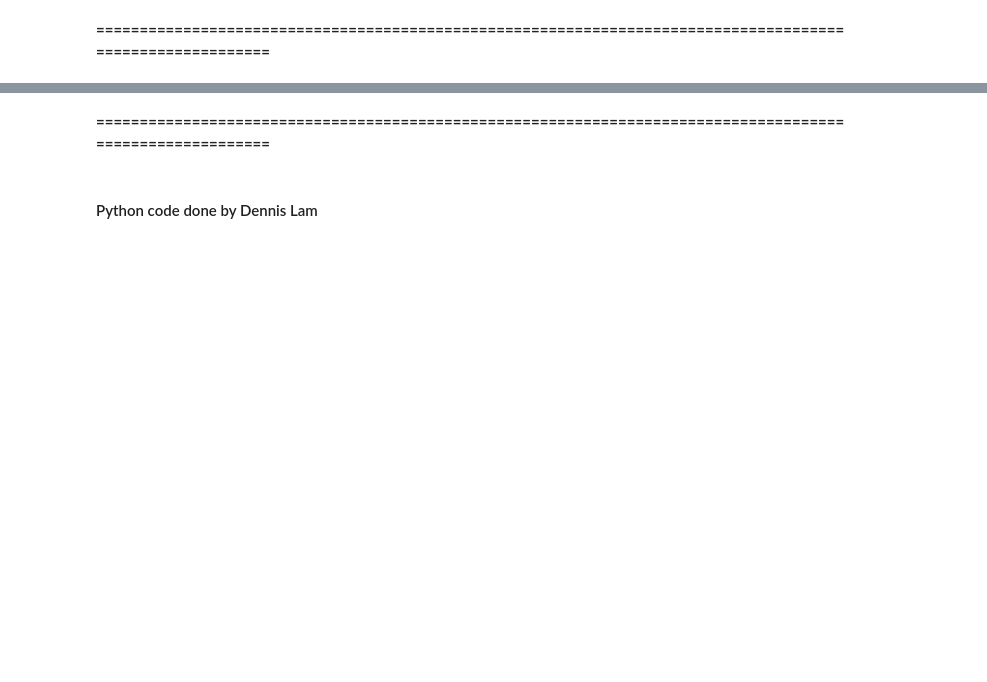
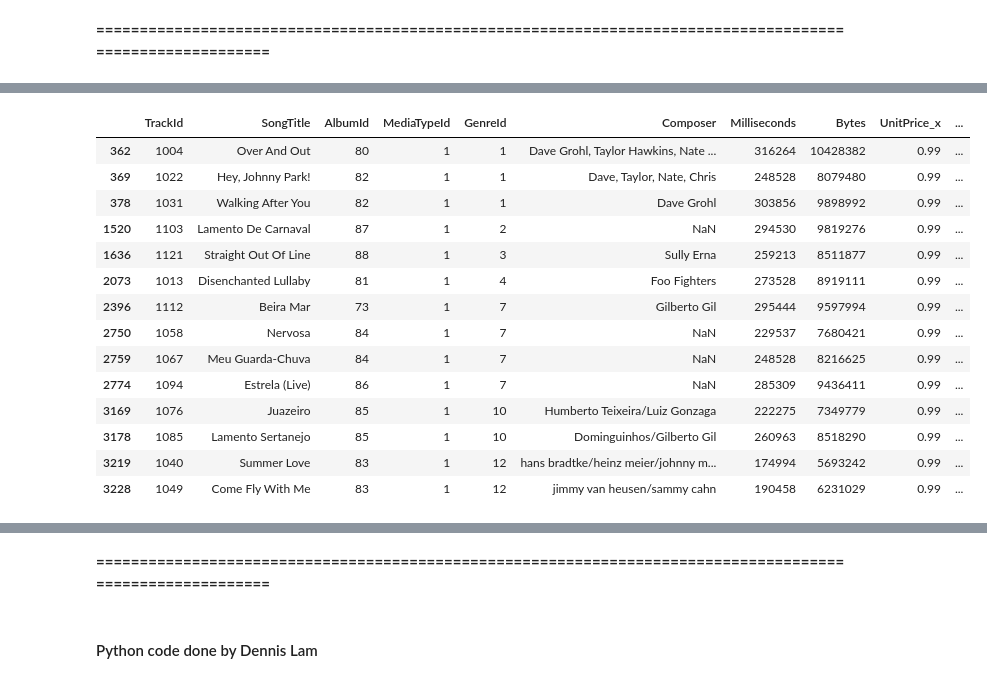
Before and after one commit to dennislamcv1/IllinoisTechRD, a Jupyter notebook: Summative Course Assessment 3.ipynb, the cells around one changed output, grey strips where cells are left out. Saved outputs shown, nothing was run; the diff lists cells and outputs as text; code cells hidden in the pictures; blank space fills up the shorter version.

```diff
--- a/Summative Course Assessment 3.ipynb
+++ b/Summative Course Assessment 3.ipynb
@@ -50,3 +82,3 @@ album.shape
 # %%
-artist = pd.read_csv("Artist.csv")
-artist.head()
+df2 = pd.read_csv("invoicetrack.csv")
+df2
@@ -54,0 +117,19 @@ artist.shape
+# %%
+invoice138 = df2[df2["InvoiceId"] == 138]
+invoice138
+# %% [output]
+|  | TrackId | SongTitle | AlbumId | MediaTypeId | GenreId | Composer | Milliseconds | Bytes | UnitPrice_x | ... |
+| 362 | 1004 | Over And Out | 80 | 1 | 1 | Dave Grohl, Taylor Hawkins, Nate ... | 316264 | 10428382 | 0.99 | ... |
+| 369 | 1022 | Hey, Johnny Park! | 82 | 1 | 1 | Dave, Taylor, Nate, Chris | 248528 | 8079480 | 0.99 | ... |
+| 378 | 1031 | Walking After You | 82 | 1 | 1 | Dave Grohl | 303856 | 9898992 | 0.99 | ... |
+| 1520 | 1103 | Lamento De Carnaval | 87 | 1 | 2 | NaN | 294530 | 9819276 | 0.99 | ... |
+| 1636 | 1121 | Straight Out Of Line | 88 | 1 | 3 | Sully Erna | 259213 | 8511877 | 0.99 | ... |
+| 2073 | 1013 | Disenchanted Lullaby | 81 | 1 | 4 | Foo Fighters | 273528 | 8919111 | 0.99 | ... |
+| 2396 | 1112 | Beira Mar | 73 | 1 | 7 | Gilberto Gil | 295444 | 9597994 | 0.99 | ... |
+| 2750 | 1058 | Nervosa | 84 | 1 | 7 | NaN | 229537 | 7680421 | 0.99 | ... |
+| 2759 | 1067 | Meu Guarda-Chuva | 84 | 1 | 7 | NaN | 248528 | 8216625 | 0.99 | ... |
+| 2774 | 1094 | Estrela (Live) | 86 | 1 | 7 | NaN | 285309 | 9436411 | 0.99 | ... |
+| 3169 | 1076 | Juazeiro | 85 | 1 | 10 | Humberto Teixeira/Luiz Gonzaga | 222275 | 7349779 | 0.99 | ... |
+| 3178 | 1085 | Lamento Sertanejo | 85 | 1 | 10 | Dominguinhos/Gilberto Gil | 260963 | 8518290 | 0.99 | ... |
+| 3219 | 1040 | Summer Love | 83 | 1 | 12 | hans bradtke/heinz meier/johnny m... | 174994 | 5693242 | 0.99 | ... |
+| 3228 | 1049 | Come Fly With Me | 83 | 1 | 12 | jimmy van heusen/sammy cahn | 190458 | 6231029 | 0.99 | ... |
```
Also changed, not shown: parts of 88 cells of this notebook, 14 other files.
